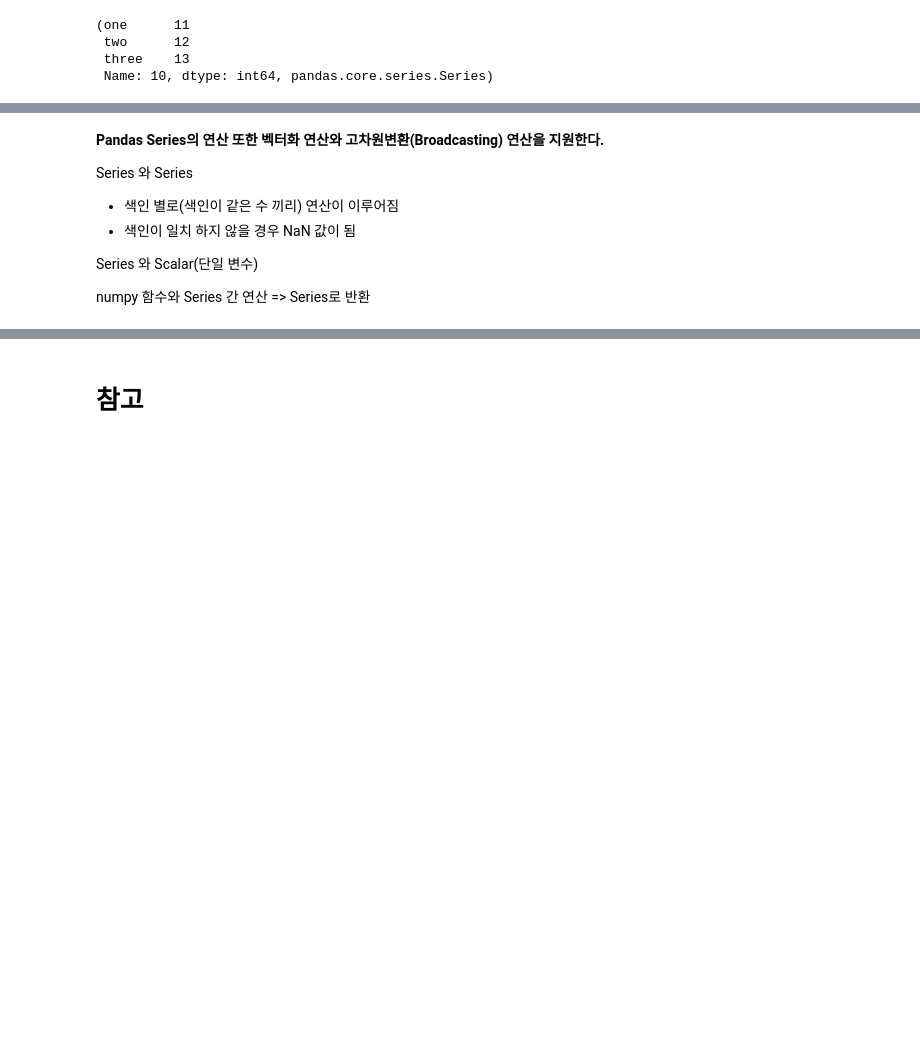
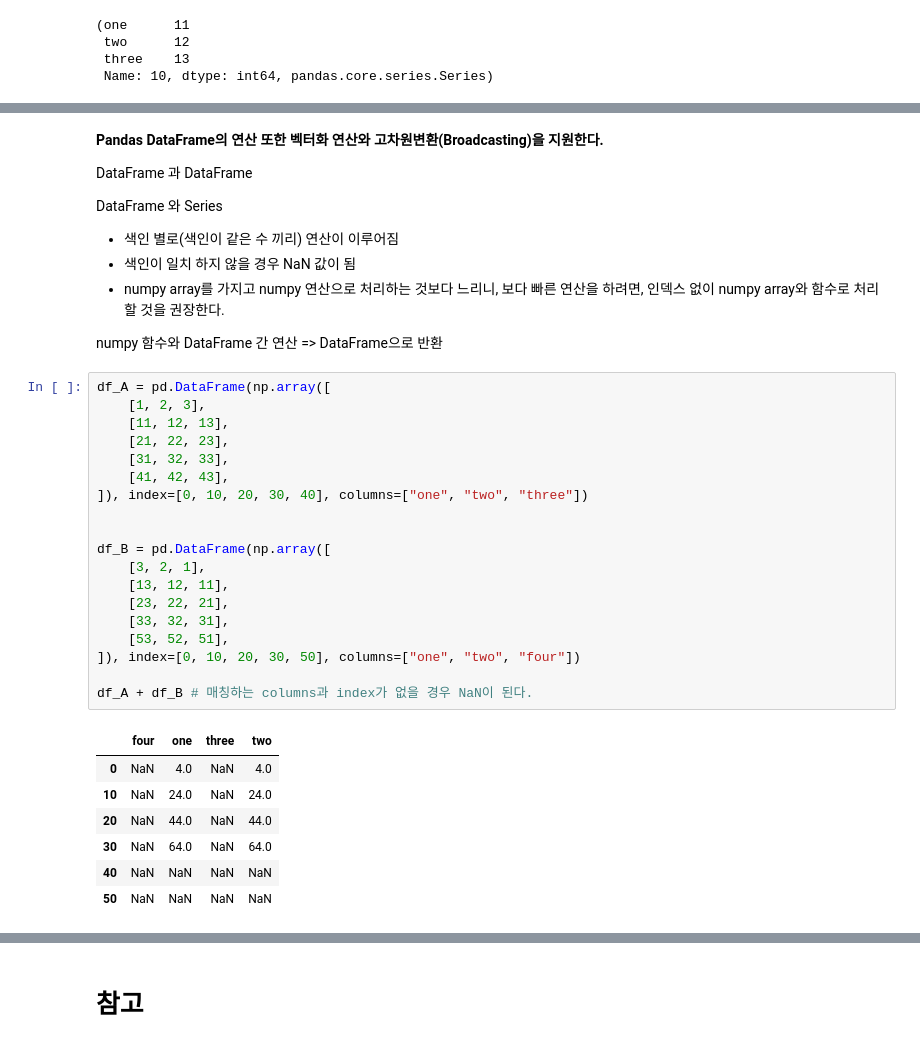
Before and after one commit to sunkusun9/ML2022_1, a Jupyter notebook: pandas_basic.ipynb, the cells around one changed output, grey strips where cells are left out. Cells and saved outputs as stored; diff of their text form; blank space fills up the shorter version.

```diff
--- a/pandas_basic.ipynb
+++ b/pandas_basic.ipynb
@@ -355,10 +416,39 @@ df.loc[10], type(df.loc[10]) # Columns 명이 index가 된다
 # %% [markdown]
-**Pandas Series의 연산 또한 벡터화 연산와 고차원변환(Broadcasting) 연산을 지원한다.**
+**Pandas DataFrame의 연산 또한 벡터화 연산와 고차원변환(Broadcasting)을 지원한다.**
 
-Series 와 Series
+DataFrame 과 DataFrame
+
+DataFrame 와 Series
+
 - 색인 별로(색인이 같은 수 끼리) 연산이 이루어짐
 - 색인이 일치 하지 않을 경우 NaN 값이 됨
+- numpy array를 가지고 numpy 연산으로 처리하는 것보다 느리니, 보다 빠른 연산을 하려면, 인덱스 없이 numpy array와 함수로 처리할 것을 권장한다.
 
-Series 와 Scalar(단일 변수)
-
-numpy 함수와 Series 간 연산 => Series로 반환
+numpy 함수와 DataFrame 간 연산 => DataFrame으로 반환
+# %%
+df_A = pd.DataFrame(np.array([
+    [1, 2, 3],
+    [11, 12, 13],
+    [21, 22, 23],
+    [31, 32, 33],
+    [41, 42, 43],
+]), index=[0, 10, 20, 30, 40], columns=["one", "two", "three"])
+
+
+df_B = pd.DataFrame(np.array([
+    [3, 2, 1],
+    [13, 12, 11],
+    [23, 22, 21],
+    [33, 32, 31],
+    [53, 52, 51],
+]), index=[0, 10, 20, 30, 50], columns=["one", "two", "four"])
+
+df_A + df_B # 매칭하는 columns과 index가 없을 경우 NaN이 된다.
+# %% [output]
+|  | four | one | three | two |
+| 0 | NaN | 4.0 | NaN | 4.0 |
+| 10 | NaN | 24.0 | NaN | 24.0 |
+| 20 | NaN | 44.0 | NaN | 44.0 |
+| 30 | NaN | 64.0 | NaN | 64.0 |
+| 40 | NaN | NaN | NaN | NaN |
+| 50 | NaN | NaN | NaN | NaN |
```
Also changed, not shown: parts of 27 cells of this notebook.
